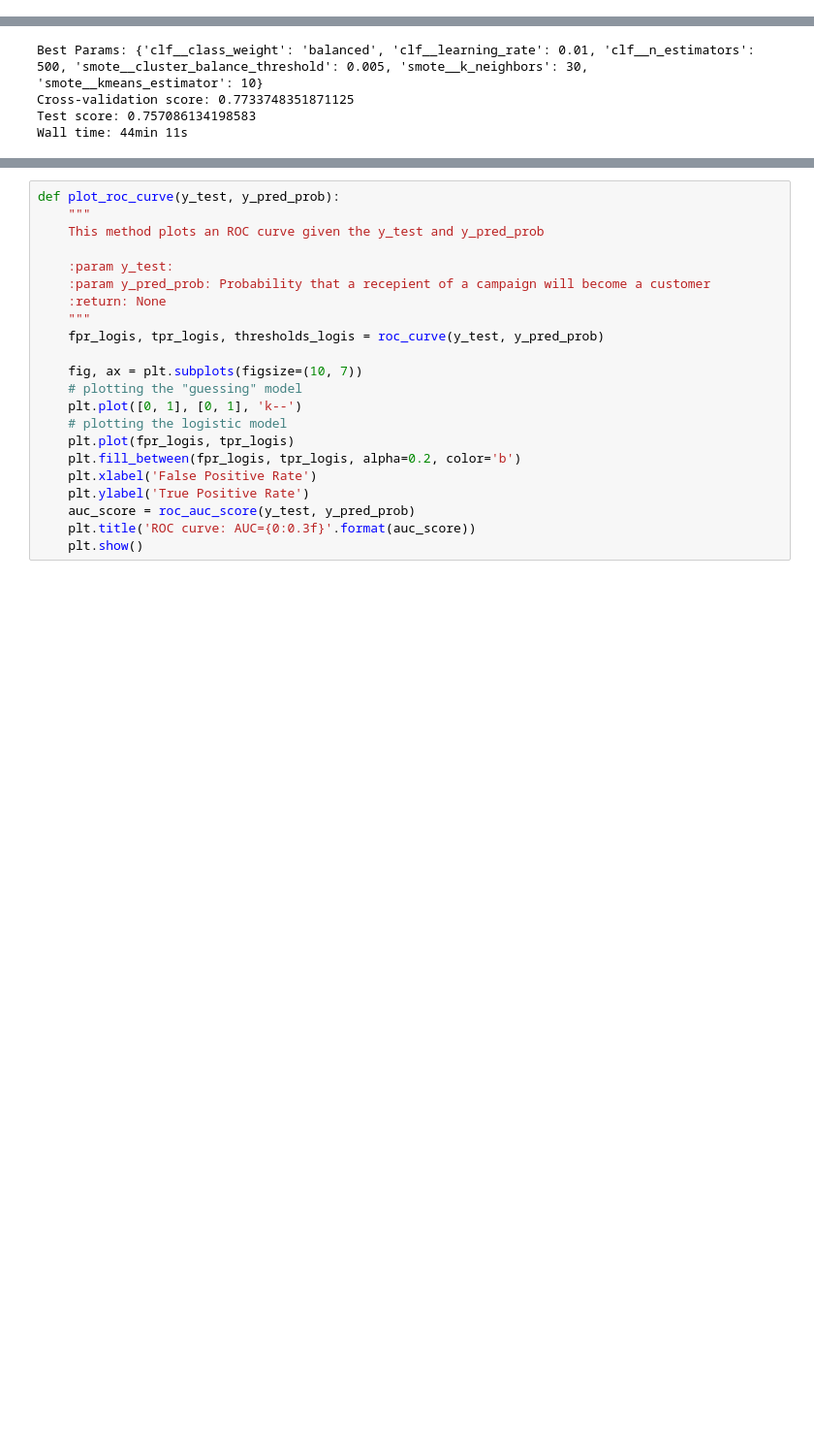
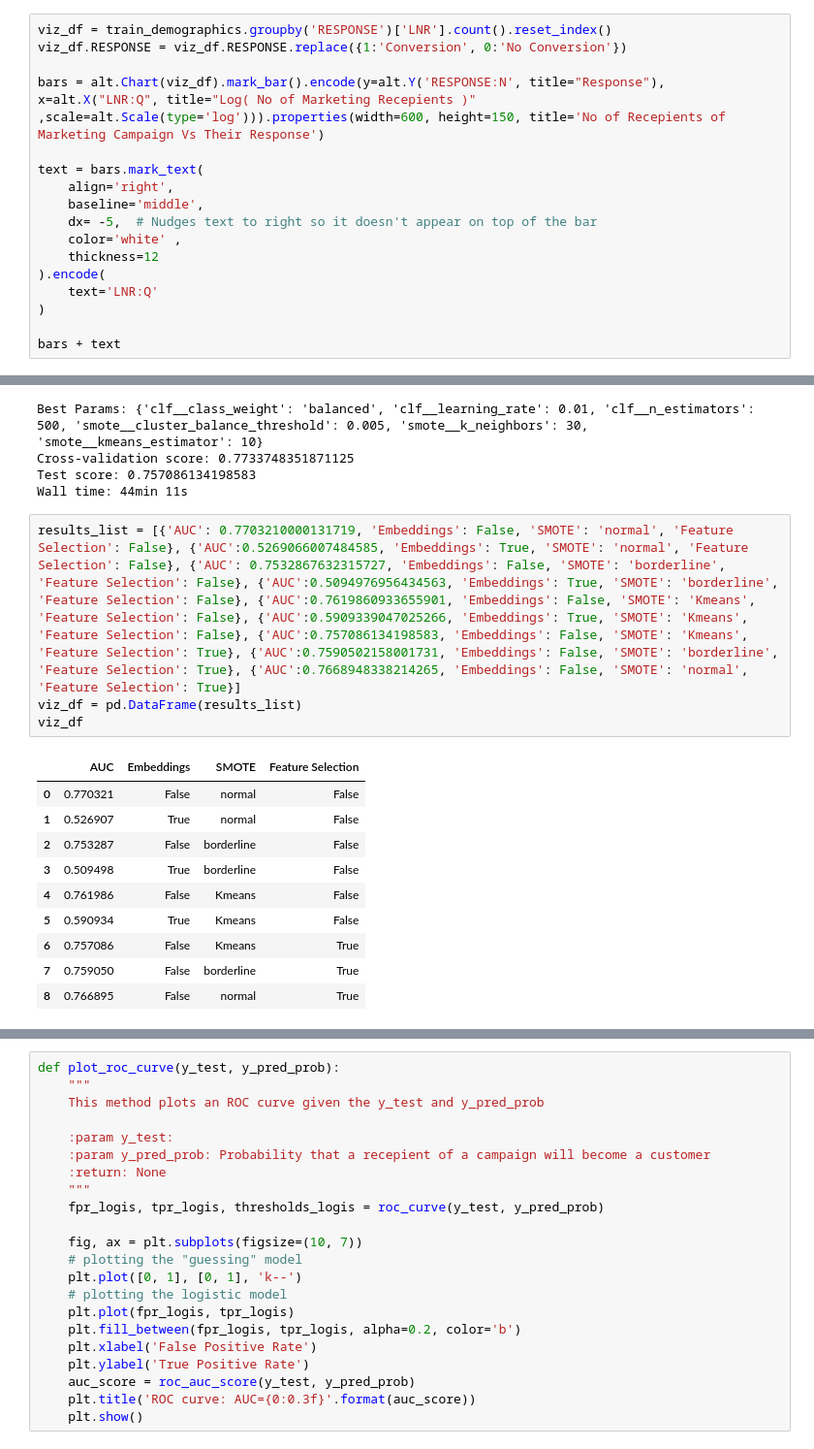
Before and after one commit to Mbugz1000/Customer-Segmentation-Report-for-Arvato-Financial-Services, a Jupyter notebook: src/Supervised Learning Model.ipynb, the cells around one changed output, grey strips where cells are left out. Shown at 97% size. Cells and saved outputs as stored; diff of their text form; blank space fills up the shorter version.

```diff
--- a/src/Supervised Learning Model.ipynb
+++ b/src/Supervised Learning Model.ipynb
@@ -85,3 +85,20 @@ ordinal_features = "BALLRAUM,CAMEO_DEUG_2015,D19_BANKEN_ANZ_12,D19_BANKEN_ANZ_24
 # Columns that require Feature Corrections
 incorrect_ordinal_0 = "D19_BANKEN_DIREKT_RZ,D19_BANKEN_GROSS_RZ,D19_BANKEN_LOKAL_RZ,D19_HANDWERK_RZ,D19_HAUS_DEKO_RZ,D19_KINDERARTIKEL_RZ,D19_KOSMETIK_RZ,D19_LEBENSMITTEL_RZ,D19_LOTTO_RZ,D19_NAHRUNGSERGAENZUNG_RZ,D19_RATGEBER_RZ,D19_REISEN_RZ,D19_SAMMELARTIKEL_RZ,D19_SCHUHE_RZ,D19_SONSTIGE_RZ,D19_TECHNIK_RZ,D19_TELKO_MOBILE_RZ,D19_TELKO_REST_RZ,D19_TIERARTIKEL_RZ,D19_VERSAND_REST_RZ,D19_VERSICHERUNGEN_RZ,D19_VOLLSORTIMENT_RZ,D19_WEIN_FEINKOST_RZ,HH_EINKOMMEN_SCORE".split(',')
 incorrect_ordinal_9_neg1 = "KBA05_ALTER1,KBA05_ALTER2,KBA05_ALTER3,KBA05_ALTER4,KBA05_ANHANG,KBA05_AUTOQUOT,KBA05_CCM1,KBA05_CCM2,KBA05_CCM3,KBA05_CCM4,KBA05_DIESEL,KBA05_FRAU,KBA05_HERST1,KBA05_HERST2,KBA05_HERST3,KBA05_HERST4,KBA05_HERST5,KBA05_HERSTTEMP,KBA05_KRSAQUOT,KBA05_KRSHERST1,KBA05_KRSHERST2,KBA05_KRSHERST3,KBA05_KRSKLEIN,KBA05_KRSOBER,KBA05_KRSVAN,KBA05_KRSZUL,KBA05_KW1,KBA05_KW2,KBA05_KW3,KBA05_MAXAH,KBA05_MAXBJ,KBA05_MAXHERST,KBA05_MAXSEG,KBA05_MAXVORB,KBA05_MOD1,KBA05_MOD2,KBA05_MOD3,KBA05_MOD4,KBA05_MOD8,KBA05_MODTEMP,KBA05_MOTOR,KBA05_MOTRAD,KBA05_SEG1,KBA05_SEG10,KBA05_SEG2,KBA05_SEG3,KBA05_SEG4,KBA05_SEG5,KBA05_SEG6,KBA05_SEG7,KBA05_SEG8,KBA05_SEG9,KBA05_VORB0,KBA05_VORB1,KBA05_VORB2,KBA05_ZUL1,KBA05_ZUL2,KBA05_ZUL3,KBA05_ZUL4,RELAT_AB,SEMIO_DOM,SEMIO_ERL,SEMIO_FAM,SEMIO_KAEM,SEMIO_KRIT,SEMIO_KULT,SEMIO_LUST,SEMIO_MAT,SEMIO_PFLICHT,SEMIO_RAT,SEMIO_REL,SEMIO_SOZ,SEMIO_TRADV,SEMIO_VERT,ZABEOTYP".split(',')
+# %%
+viz_df = train_demographics.groupby('RESPONSE')['LNR'].count().reset_index()
+viz_df.RESPONSE = viz_df.RESPONSE.replace({1:'Conversion', 0:'No Conversion'})
+
+bars = alt.Chart(viz_df).mark_bar().encode(y=alt.Y('RESPONSE:N', title="Response"), x=alt.X("LNR:Q", title="Log( No of Marketing Recepients )" ,scale=alt.Scale(type='log'))).properties(width=600, height=150, title='No of Recepients of Marketing Campaign Vs Their Response')
+
+text = bars.mark_text(
+    align='right',
+    baseline='middle',
+    dx= -5,  # Nudges text to right so it doesn't appear on top of the bar
+    color='white' ,
+    thickness=12
+).encode(
+    text='LNR:Q'
+)
+
+bars + text
@@ -514,3 +545,18 @@ Best Params: {'clf__class_weight': 'balanced', 'clf__learning_rate': 0.01, 'clf_
 Cross-validation score: 0.7733748351871125
 Test score: 0.757086134198583
 Wall time: 44min 11s
+# %%
+results_list = [{'AUC': 0.7703210000131719, 'Embeddings': False, 'SMOTE': 'normal', 'Feature Selection': False}, {'AUC':0.5269066007484585, 'Embeddings': True, 'SMOTE': 'normal', 'Feature Selection': False}, {'AUC': 0.7532867632315727, 'Embeddings': False, 'SMOTE': 'borderline', 'Feature Selection': False}, {'AUC':0.5094976956434563, 'Embeddings': True, 'SMOTE': 'borderline', 'Feature Selection': False}, {'AUC':0.7619860933655901, 'Embeddings': False, 'SMOTE': 'Kmeans', 'Feature Selection': False}, {'AUC':0.5909339047025266, 'Embeddings': True, 'SMOTE': 'Kmeans', 'Feature Selection': False}, {'AUC':0.757086134198583, 'Embeddings': False, 'SMOTE': 'Kmeans', 'Feature Selection': True}, {'AUC':0.7590502158001731, 'Embeddings': False, 'SMOTE': 'borderline', 'Feature Selection': True}, {'AUC':0.7668948338214265, 'Embeddings': False, 'SMOTE': 'normal', 'Feature Selection': True}]
+viz_df = pd.DataFrame(results_list)
+viz_df
+# %% [output]
+|  | AUC | Embeddings | SMOTE | Feature Selection |
+| 0 | 0.770321 | False | normal | False |
+| 1 | 0.526907 | True | normal | False |
+| 2 | 0.753287 | False | borderline | False |
+| 3 | 0.509498 | True | borderline | False |
+| 4 | 0.761986 | False | Kmeans | False |
+| 5 | 0.590934 | True | Kmeans | False |
+| 6 | 0.757086 | False | Kmeans | True |
+| 7 | 0.759050 | False | borderline | True |
+| 8 | 0.766895 | False | normal | True |
```
Also changed, not shown: parts of 13 cells of this notebook, 29 other files.
